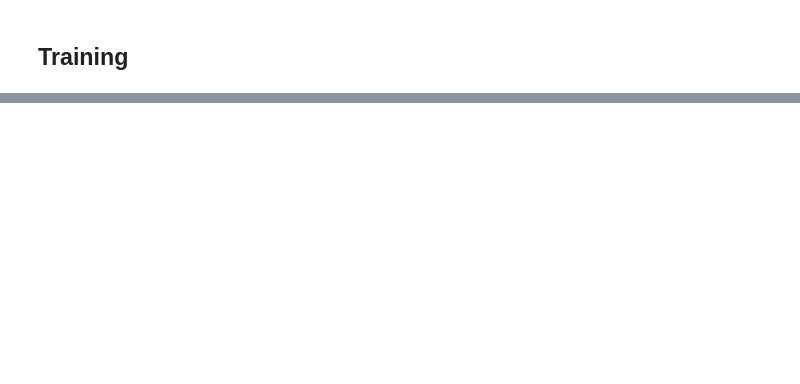
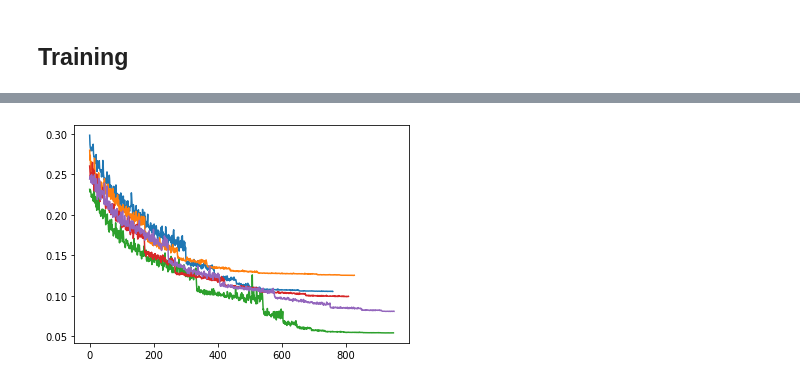
Before and after one commit to modl-uclouvain/modnet-matbench, a Jupyter notebook: matbench_dielectric/matbench_dielectric.ipynb, the cells around one changed output, grey strips where cells are left out. Saved outputs shown, nothing was run; the diff lists cells and outputs as text; code cells hidden in the pictures; blank space fills up the shorter version.

```diff
--- a/matbench_dielectric/matbench_dielectric.ipynb
+++ b/matbench_dielectric/matbench_dielectric.ipynb
@@ -113,0 +132,23 @@ print("test")
+# %%
+from sklearn.model_selection import KFold
+from modnet.models import MODNetModel
+from tensorflow.keras.callbacks import ReduceLROnPlateau, EarlyStopping
+try:
+    matbench_benchmark
+except:
+    os.chdir("/home/modl/mevans/repos/modnet-matbench/")
+    from modnet_matbench.utils import matbench_benchmark
+
+
+best_settings = {
+    "num_neurons": [[128], [32], [8], [8]],
+    "n_feat": 512,
+    "lr": 0.005,
+    "epochs": 1000,
+    "verbose": 0,
+    "act": "relu",
+    "batch_size": 64,
+    "loss": "mae",
+}
+
+results = matbench_benchmark(data, [[["n"]]], {"n": 1}, best_settings)
@@ -113,0 +172,5 @@ print("test")
+# %%
+for i in range(5):
+    plt.plot(results["models"][i].history.history["loss"][50:])
+# %% [output]
+[figure, added]
```
Also changed, not shown: parts of 10 cells of this notebook, 4 other files.
